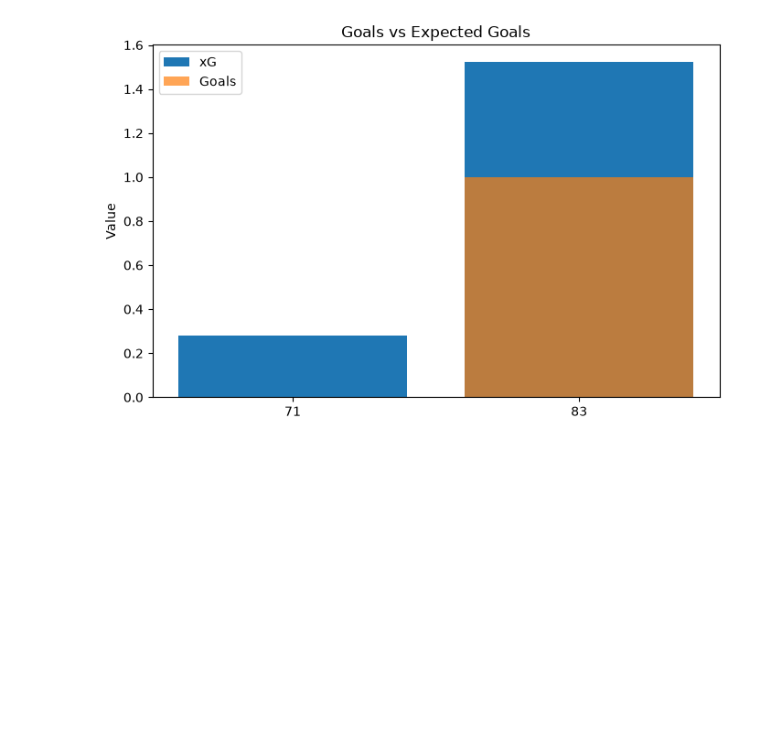
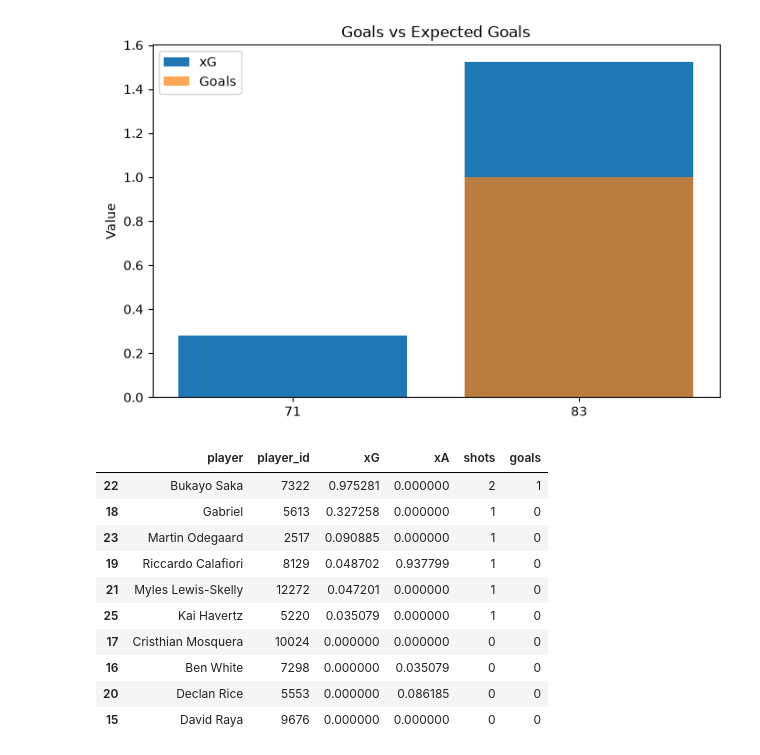
Before and after one commit to SalmaAllam8/football-data-visualization, a Jupyter notebook: Arsenal_undestats.ipynb, the cells around one changed output. Cells and saved outputs as stored; diff of their text form; code cells hidden in the pictures; blank space fills up the shorter version.

```diff
--- a/Arsenal_undestats.ipynb
+++ b/Arsenal_undestats.ipynb
@@ -408,3 +428,25 @@ plt.legend()
 plt.show()
 # %% [output]
 [figure]
+# %%
+arsenal = df[df["team_id"] == "83"].copy()
+
+top_10 = (
+    arsenal
+    .sort_values("xG", ascending=False)
+    .head(10)
+)
+
+top_10[["player", "player_id", "xG", "xA", "shots", "goals"]]
+# %% [output]
+|  | player | player_id | xG | xA | shots | goals |
+| 22 | Bukayo Saka | 7322 | 0.975281 | 0.000000 | 2 | 1 |
+| 18 | Gabriel | 5613 | 0.327258 | 0.000000 | 1 | 0 |
+| 23 | Martin Odegaard | 2517 | 0.090885 | 0.000000 | 1 | 0 |
+| 19 | Riccardo Calafiori | 8129 | 0.048702 | 0.937799 | 1 | 0 |
+| 21 | Myles Lewis-Skelly | 12272 | 0.047201 | 0.000000 | 1 | 0 |
+| 25 | Kai Havertz | 5220 | 0.035079 | 0.000000 | 1 | 0 |
+| 17 | Cristhian Mosquera | 10024 | 0.000000 | 0.000000 | 0 | 0 |
+| 16 | Ben White | 7298 | 0.000000 | 0.035079 | 0 | 0 |
+| 20 | Declan Rice | 5553 | 0.000000 | 0.086185 | 0 | 0 |
+| 15 | David Raya | 9676 | 0.000000 | 0.000000 | 0 | 0 |
```
Also changed, not shown: parts of 10 cells of this notebook.
